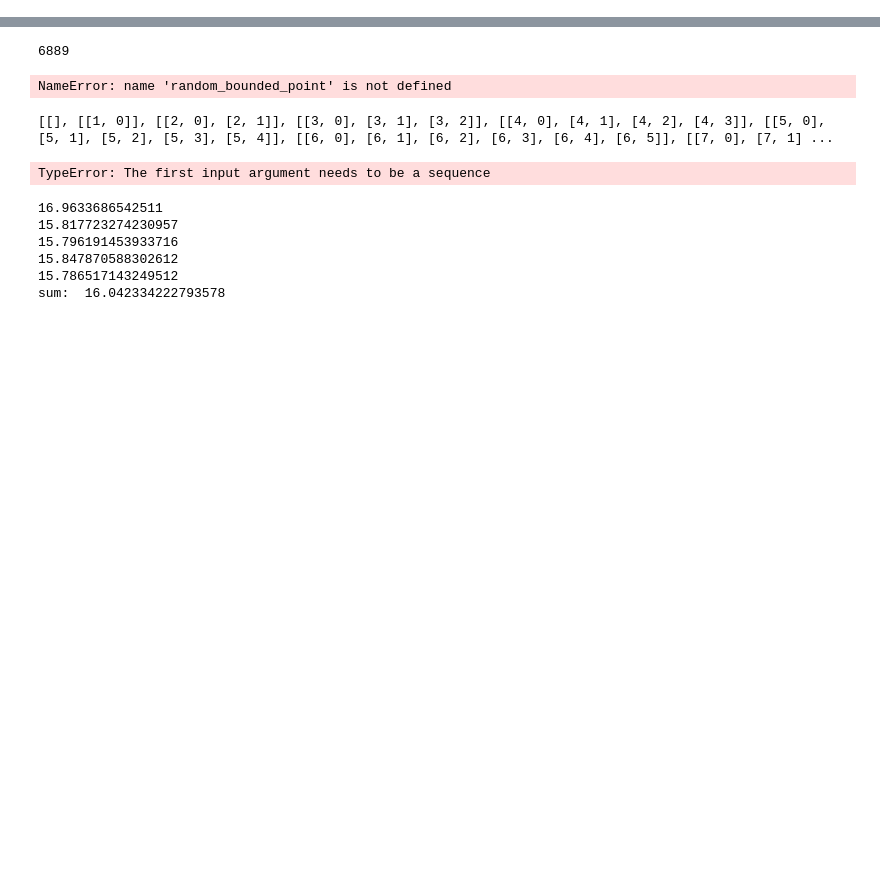
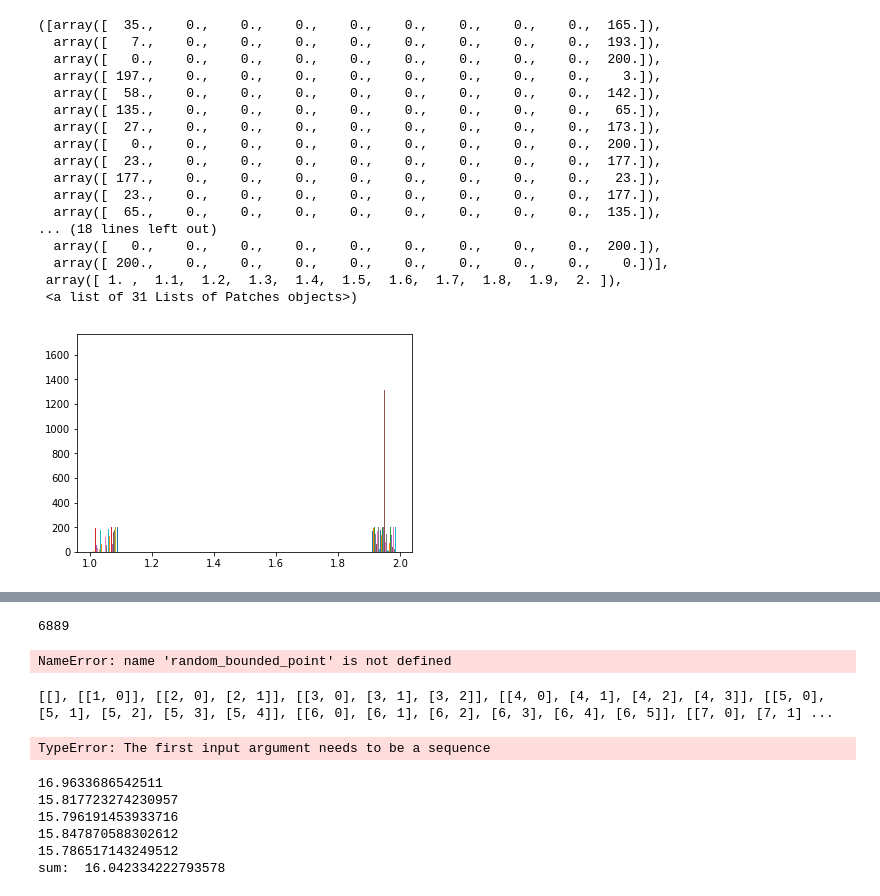
Before and after one commit to benkoger/pytorch_schooling, a Jupyter notebook: schooling_contagion_pytorch.ipynb, the cells around one changed output, grey strips where cells are left out. Saved outputs shown, nothing was run; the diff lists cells and outputs as text; code cells hidden in the pictures; blank space fills up the shorter version.

```diff
--- a/schooling_contagion_pytorch.ipynb
+++ b/schooling_contagion_pytorch.ipynb
@@ -627,0 +1117,25 @@ Number of cells:  1  agents:  500  Frame:  700 . Time to run last frame:  0.0107
+# %%
+#final_states_combined = final_states_one.append(final_states)
+#plt.hist(list(itertools.chain(*final_states_combined)))
+# for s in final_states:
+#     final_states_one.append(s)
+plt.hist(final_states_one)
+# %% [output]
+([array([  35.,    0.,    0.,    0.,    0.,    0.,    0.,    0.,    0.,  165.]),
+  array([   7.,    0.,    0.,    0.,    0.,    0.,    0.,    0.,    0.,  193.]),
+  array([   0.,    0.,    0.,    0.,    0.,    0.,    0.,    0.,    0.,  200.]),
+  array([ 197.,    0.,    0.,    0.,    0.,    0.,    0.,    0.,    0.,    3.]),
+  array([  58.,    0.,    0.,    0.,    0.,    0.,    0.,    0.,    0.,  142.]),
+  array([ 135.,    0.,    0.,    0.,    0.,    0.,    0.,    0.,    0.,   65.]),
+  array([  27.,    0.,    0.,    0.,    0.,    0.,    0.,    0.,    0.,  173.]),
+  array([   0.,    0.,    0.,    0.,    0.,    0.,    0.,    0.,    0.,  200.]),
+  array([  23.,    0.,    0.,    0.,    0.,    0.,    0.,    0.,    0.,  177.]),
+  array([ 177.,    0.,    0.,    0.,    0.,    0.,    0.,    0.,    0.,   23.]),
+  array([  23.,    0.,    0.,    0.,    0.,    0.,    0.,    0.,    0.,  177.]),
+  array([  65.,    0.,    0.,    0.,    0.,    0.,    0.,    0.,    0.,  135.]),
+... (18 lines left out)
+  array([   0.,    0.,    0.,    0.,    0.,    0.,    0.,    0.,    0.,  200.]),
+  array([ 200.,    0.,    0.,    0.,    0.,    0.,    0.,    0.,    0.,    0.])],
+ array([ 1. ,  1.1,  1.2,  1.3,  1.4,  1.5,  1.6,  1.7,  1.8,  1.9,  2. ]),
+ <a list of 31 Lists of Patches objects>)
+[figure, added]
```
Also changed, not shown: parts of 49 cells of this notebook, 44 other files.
